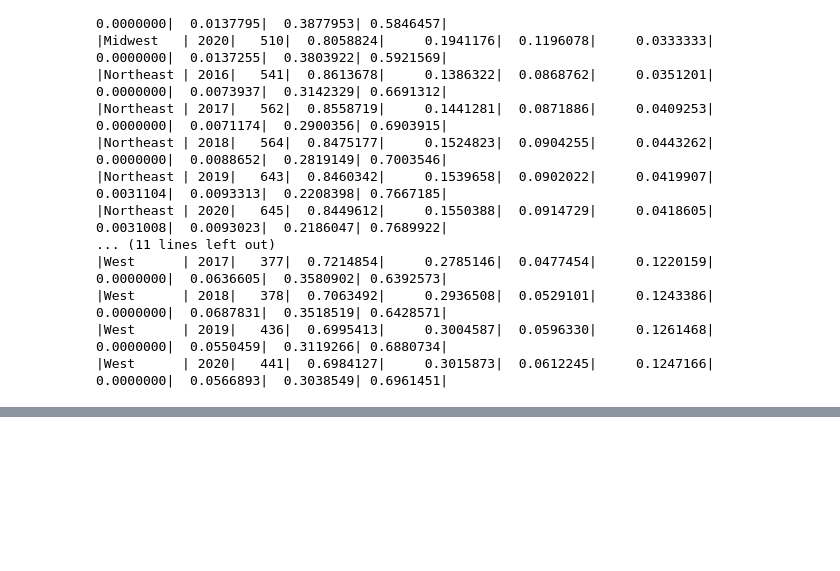
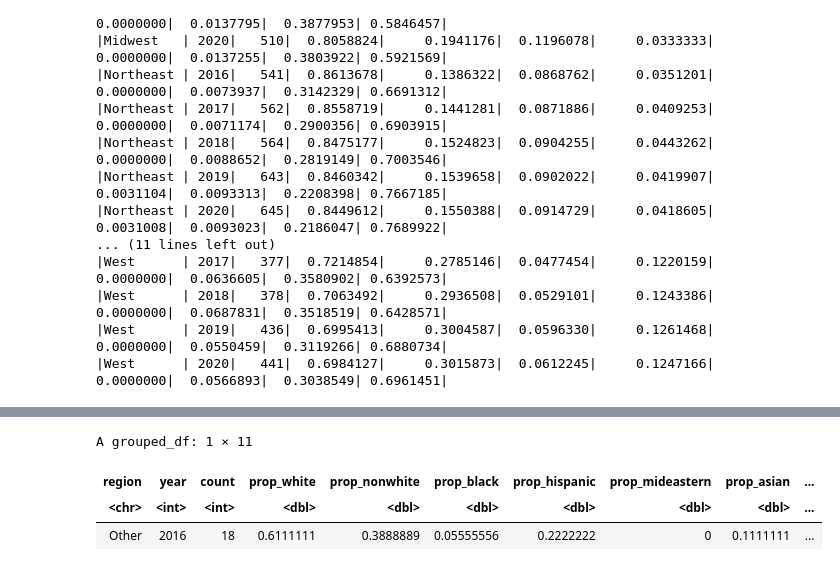
Before and after one commit to michael-bonitati-1117/final_project, a Jupyter notebook: EmmaWinningAnalysis.ipynb, the cells around one changed output, grey strips where cells are left out. Drawn from its saved outputs; the diff is of its cells as text; code cells hidden in the pictures; blank space fills up the shorter version.

```diff
--- a/EmmaWinningAnalysis.ipynb
+++ b/EmmaWinningAnalysis.ipynb
@@ -406,0 +450,7 @@ print(kable(state_leg_region_2016))
+# %%
+state_leg_region_2016[which.min(state_leg_region_2016$count),]
+# %% [output]
+A grouped_df: 1 × 11
+| region | year | count | prop_white | prop_nonwhite | prop_black | prop_hispanic | prop_mideastern | prop_asian | ... |
+| <chr> | <int> | <int> | <dbl> | <dbl> | <dbl> | <dbl> | <dbl> | <dbl> | ... |
+| Other | 2016 | 18 | 0.6111111 | 0.3888889 | 0.05555556 | 0.2222222 | 0 | 0.1111111 | ... |
```
Also changed, not shown: parts of 8 cells of this notebook.
